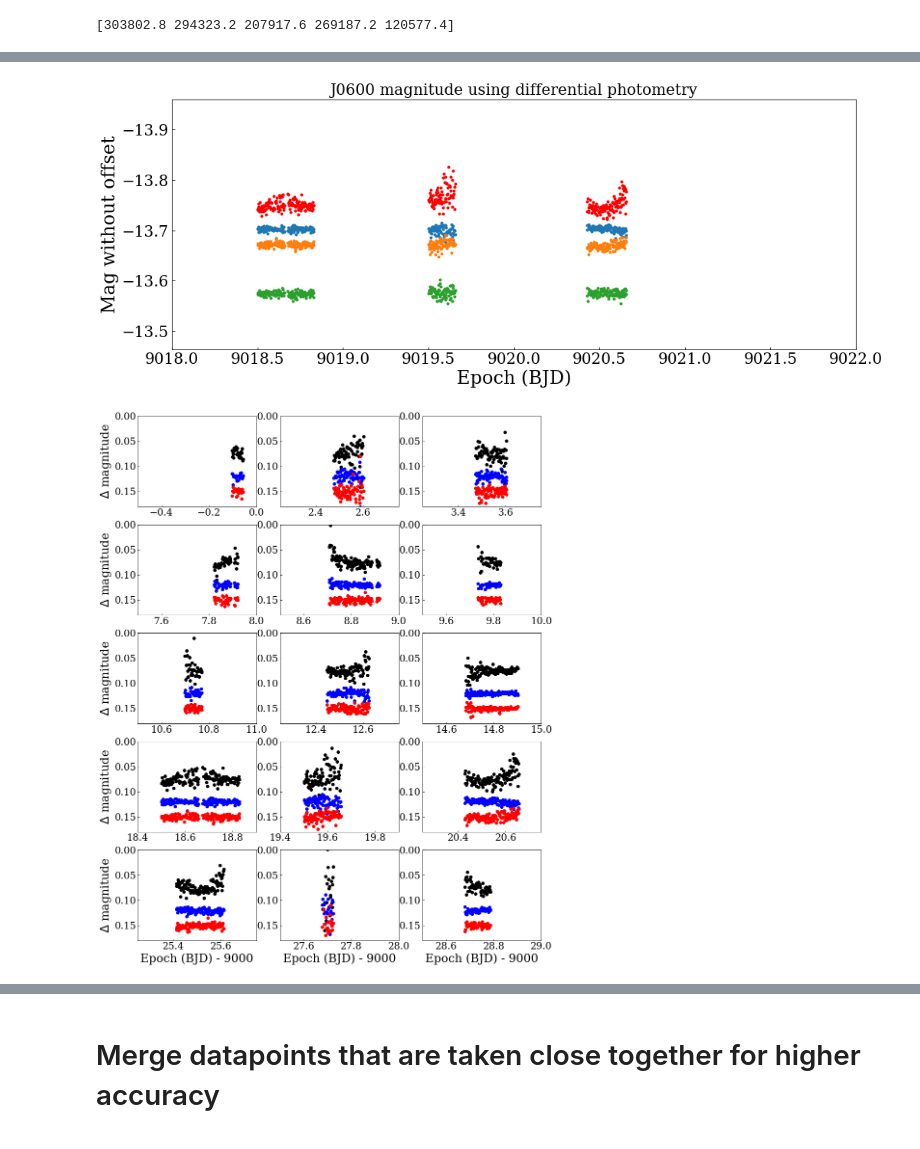
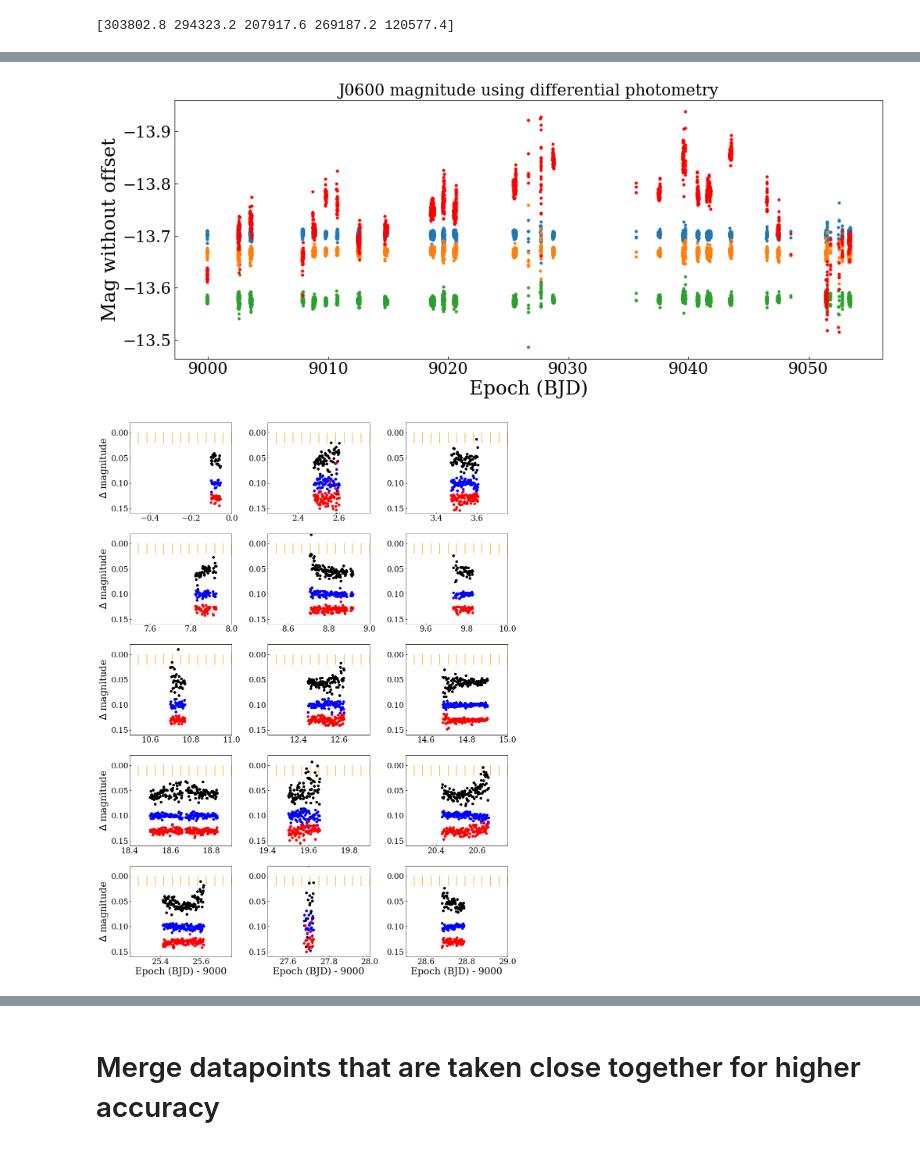
Before and after one commit to BartOuwehand/BRPJ0600, a Jupyter notebook: astep1.ipynb, the cells around one changed output, grey strips where cells are left out. Cells and saved outputs as stored; diff of their text form; code cells hidden in the pictures.

Commit message:
Added points of ASTEP together to decrease scatter. Did the windowed plot for this data too.

```diff
--- a/astep1.ipynb
+++ b/astep1.ipynb
@@ -288,20 +282,22 @@ plt.gca().invert_yaxis()
 plt.title("J0600 magnitude using differential photometry")
 plt.xlabel("Epoch (BJD)")
 plt.ylabel("Mag without offset")
-plt.xlim(9018,9022)
+#plt.xlim(9018,9022)
 #plt.legend()
 #plt.xlim(9024,9030)
 l = 5*2
 #plt.xlim(8995+l,9000+l)
 plt.show()
 # %% [output]
-[figure, old version]
+[figure, new version]
 # %%
 i_lim = 5
 j_lim = 3
-fig, axs = plt.subplots(i_lim,j_lim)
+fig, axs = plt.subplots(i_lim,j_lim)#, sharey=True)#, gridspec_kw={'hspace': 0.2})
 fig.set_figheight(4*i_lim)
 fig.set_figwidth(5*j_lim)
+#axs[0,1].set_title("J0600 (black) curve against reference star 1 (blue) & 2 (red)")
+fig.tight_layout()
 
 lims = np.array([
     [[-0.5,  0],     [2.25,  2.75],  [3.25, 3.75]],
@@ -311,44 +307,47 @@ lims = np.array([
     [[25.25, 25.75], [27.5,  28],    [28.5, 29]]
 ])
 
-def windowplt(i,j,x,y,offset,c,mask):
-    axs[i,j].errorbar(x,-2.5*np.log10(y) - np.nanmedian(-2.5*np.log10(y[mask])) + offset, fmt='o',c=c)
+def windowplt(i,j,x,y,offset,c,mask,a):
+    axs[i,j].errorbar(x,y - np.nanmedian(y[mask]) + offset, fmt='o',c=c,alpha=a)
 
 for i in range(i_lim):
     for j in range(j_lim):
         m1 = epoch-9000 > lims[i,j,0]
         m2 = epoch-9000 < lims[i,j,1]
-        windowplt(i,j, epoch-9000, J0600_flux/ALC, 0.075, 'black', m1*m2)
+        windowplt(i,j, epoch-9000, -2.5*np.log10(J0600_flux/ALC), 0.055, 'black', m1*m2,1)
         s = 0
-        windowplt(i,j, epoch-9000, flux[:,s]/ALC, 0.12, 'blue', m1*m2)
+        windowplt(i,j, epoch-9000, -2.5*np.log10(flux[:,s]/ALC), 0.10, 'blue', m1*m2,1)
         s = 1
-        windowplt(i,j, epoch-9000, flux[:,s]/ALC, 0.15, 'red', m1*m2)
+        windowplt(i,j, epoch-9000, -2.5*np.log10(flux[:,s]/ALC), 0.13, 'red', m1*m2,1)
+
+        for x in range(12):
+            axs[i,j].plot([lims[i,j]+x/24]*2,[0,.02],c='orange')
 
         #axs[i,j].plot(epoch-9000,-2.5*np.log10(J0600_flux/ALC)-np.nanmedian((-2.5*np.log10(J0600_flux/ALC))[m1*m2])+0.03,
         #         marker='.',linestyle='',markersize=10,c='r')
         #s = 0
         #axs[i,j].plot(epoch-9000,-2.5*np.log10(flux[:,s]/ALC)-np.nanmedian((-2.5*np.log10(flux[:,s]/ALC))[m1*m2])+0.08,
         #         marker='.',linestyle='',markersize=10,c='blue')
         #s = 1
         #axs[i,j].plot(epoch-9000,-2.5*np.log10(flux[:,s]/ALC)-np.nanmedian((-2.5*np.log10(flux[:,s]/ALC))[m1*m2])+0.12,
         #         marker='.',linestyle='',markersize=10,c='orange')
 
         axs[i,j].set_xlim(lims[i,j])
-        axs[i,j].set_ylim([0,0.18])
+        axs[i,j].set_ylim([-.02,0.16])
         #axs[i,j].set_ylim([-0.05,0.35])
         axs[i,j].invert_yaxis()
 
         if j == 0:
             axs[i,j].set_ylabel('$\Delta$ magnitude')
         if i == i_lim-1:
             axs[i,j].set_xlabel('Epoch (BJD) - 9000')
 
 #for ax in axs.flat:
 #    ax.set(xlabel='Epoch (BJD)', ylabel='$\Delta$ magnitude')
 
 # Hide x labels and tick labels for top plots and y ticks for right plots.
 #for ax in axs.flat:
 #    ax.label_outer()
 # %% [output]
-[figure, old version]
+[figure, new version]
 # %%
```
Also changed, not shown: parts of 8 cells of this notebook, 1 other file.
